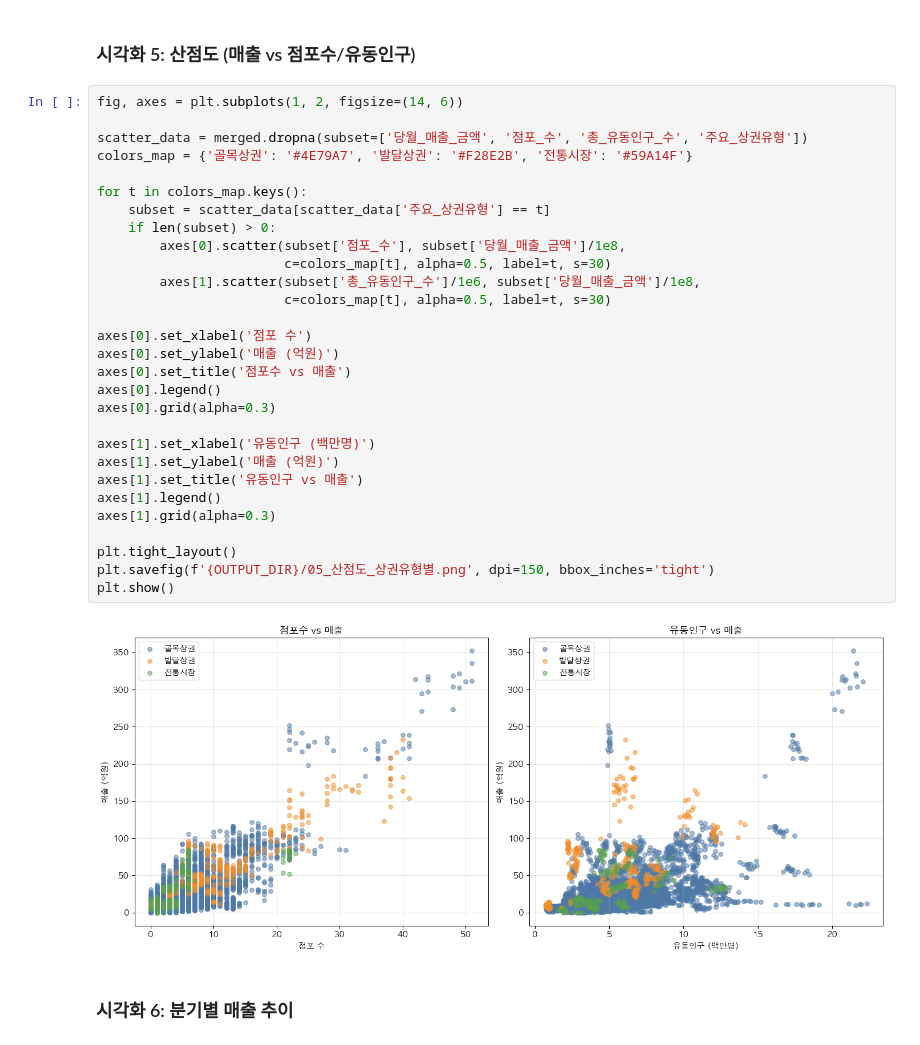
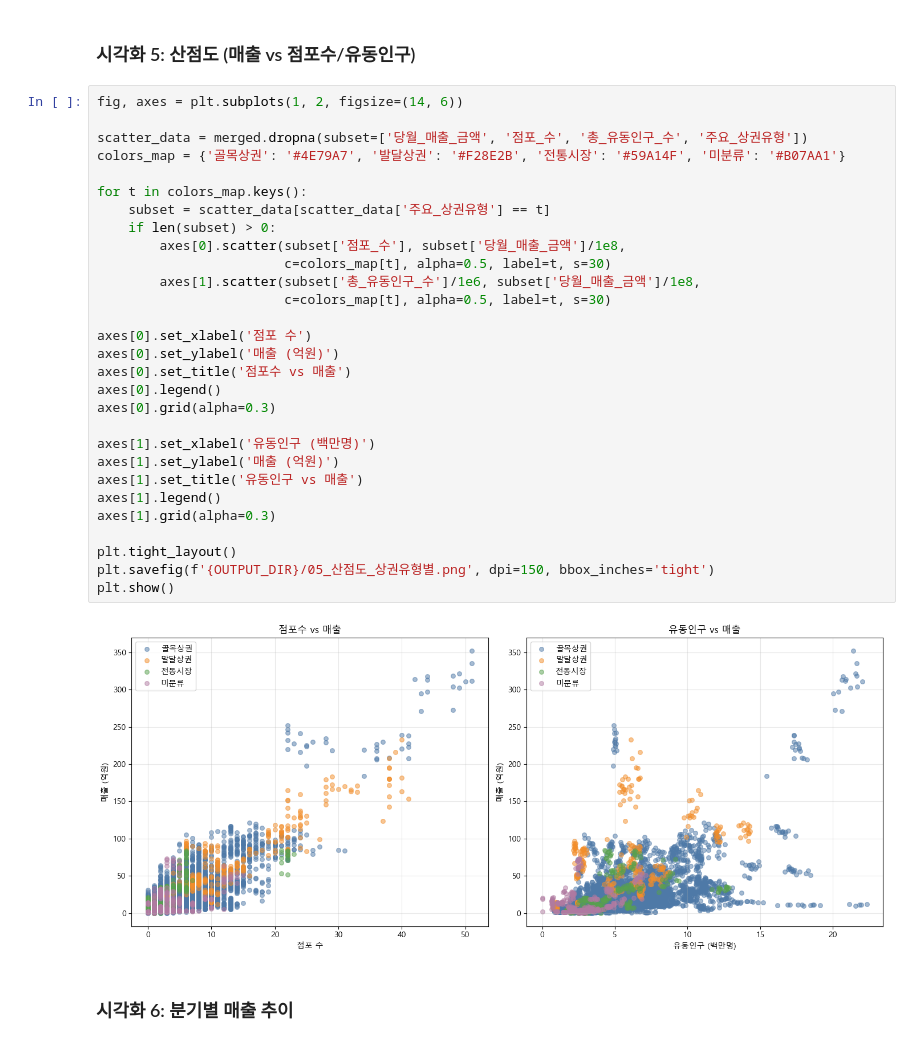
Before and after one commit to SomethingForNew/SeSAC_project, a Jupyter notebook: ksh/02_초기시각화.ipynb, the cells around one changed output. Saved outputs shown, nothing was run; the diff lists cells and outputs as text.

```diff
--- a/ksh/02_초기시각화.ipynb
+++ b/ksh/02_초기시각화.ipynb
@@ -147,34 +147,34 @@ plt.show()
 # %%
 fig, axes = plt.subplots(1, 2, figsize=(14, 6))
 
 scatter_data = merged.dropna(subset=['당월_매출_금액', '점포_수', '총_유동인구_수', '주요_상권유형'])
-colors_map = {'골목상권': '#4E79A7', '발달상권': '#F28E2B', '전통시장': '#59A14F'}
+colors_map = {'골목상권': '#4E79A7', '발달상권': '#F28E2B', '전통시장': '#59A14F', '미분류': '#B07AA1'}
 
 for t in colors_map.keys():
     subset = scatter_data[scatter_data['주요_상권유형'] == t]
     if len(subset) > 0:
         axes[0].scatter(subset['점포_수'], subset['당월_매출_금액']/1e8,
                         c=colors_map[t], alpha=0.5, label=t, s=30)
         axes[1].scatter(subset['총_유동인구_수']/1e6, subset['당월_매출_금액']/1e8,
                         c=colors_map[t], alpha=0.5, label=t, s=30)
 
 axes[0].set_xlabel('점포 수')
 axes[0].set_ylabel('매출 (억원)')
 axes[0].set_title('점포수 vs 매출')
 axes[0].legend()
 axes[0].grid(alpha=0.3)
 
 axes[1].set_xlabel('유동인구 (백만명)')
 axes[1].set_ylabel('매출 (억원)')
 axes[1].set_title('유동인구 vs 매출')
 axes[1].legend()
 axes[1].grid(alpha=0.3)
 
 plt.tight_layout()
 plt.savefig(f'{OUTPUT_DIR}/05_산점도_상권유형별.png', dpi=150, bbox_inches='tight')
 plt.show()
 # %% [output]
-[figure, old version]
+[figure, new version]
 # %% [markdown]
 ### 시각화 6: 분기별 매출 추이
 # %%
```
Also changed, not shown: parts of 4 cells of this notebook, 16 other files.
